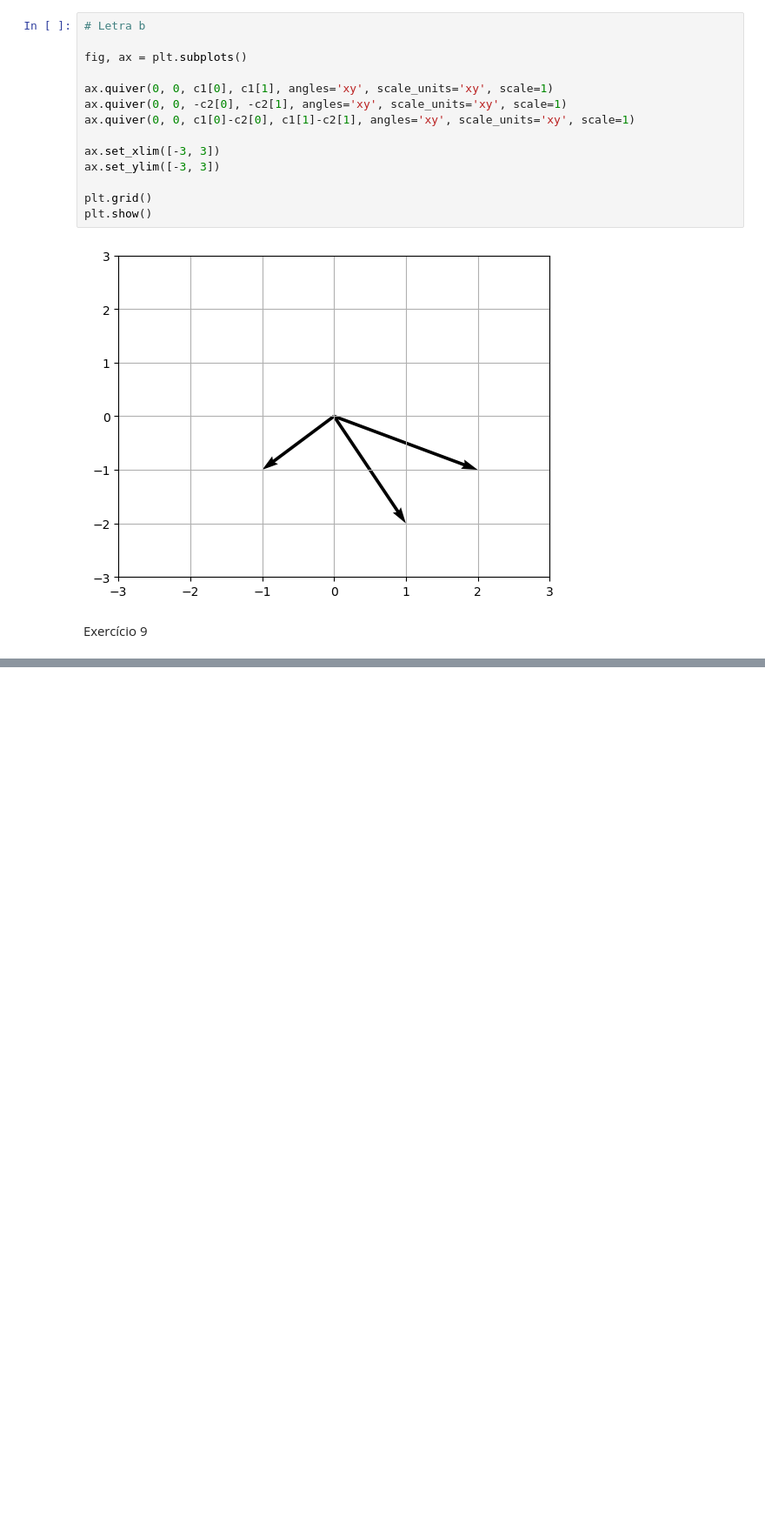
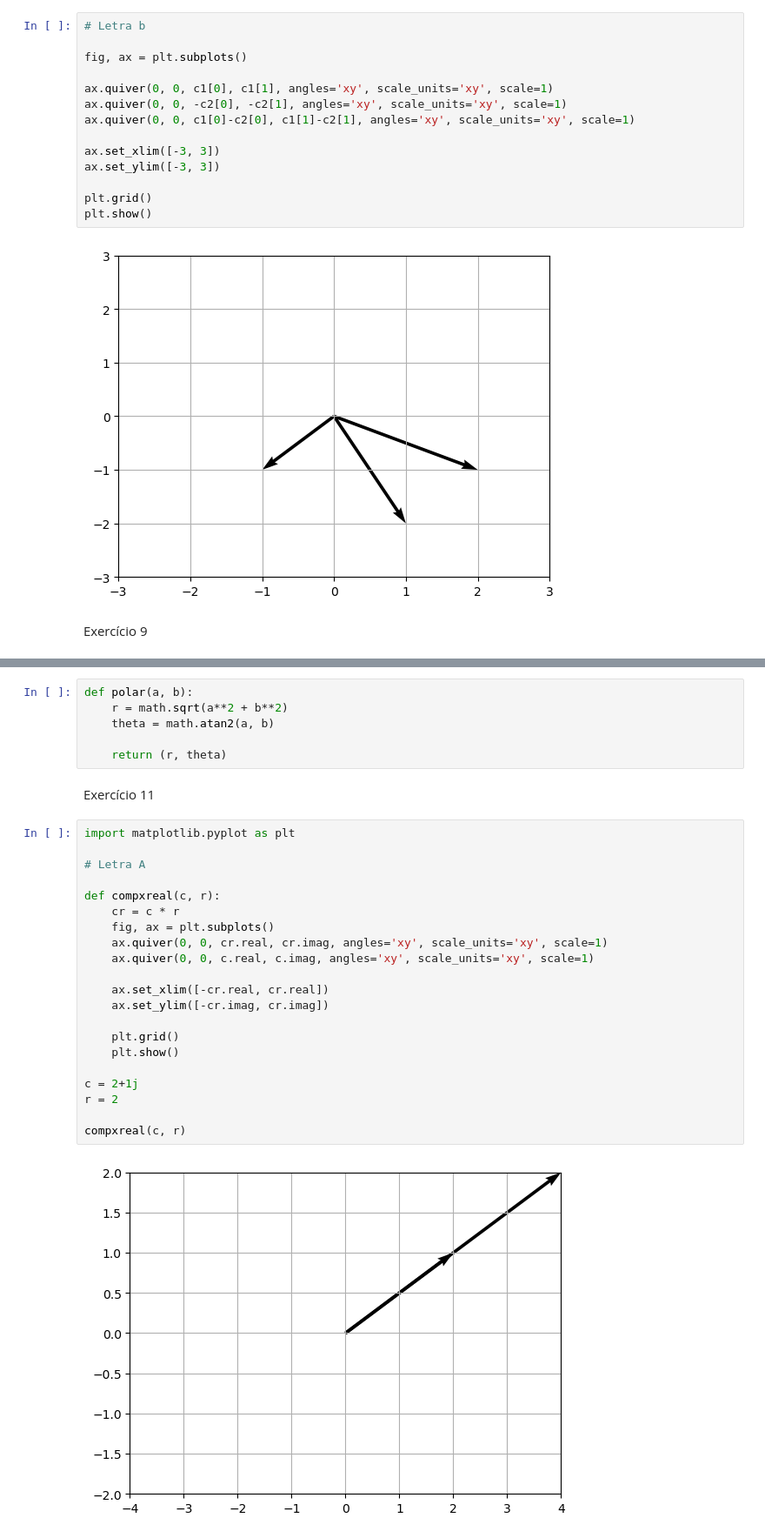
Before and after one commit to pdrrodrigues/icq, a Jupyter notebook: lista1/lista1.ipynb, the cells around one changed output, grey strips where cells are left out. Shown at 87% size. Saved outputs shown, nothing was run; the diff lists cells and outputs as text; blank space fills up the shorter version.

```diff
--- a/lista1/lista1.ipynb
+++ b/lista1/lista1.ipynb
@@ -170,0 +202,31 @@ c2 = (1, 1)
+# %%
+def polar(a, b):
+    r = math.sqrt(a**2 + b**2)
+    theta = math.atan2(a, b)
+
+    return (r, theta)
+# %% [markdown]
+Exercício 11
+# %%
+import matplotlib.pyplot as plt
+
+# Letra A
+
+def compxreal(c, r):
+    cr = c * r
+    fig, ax = plt.subplots()
+    ax.quiver(0, 0, cr.real, cr.imag, angles='xy', scale_units='xy', scale=1)
+    ax.quiver(0, 0, c.real, c.imag, angles='xy', scale_units='xy', scale=1)
+
+    ax.set_xlim([-cr.real, cr.real])
+    ax.set_ylim([-cr.imag, cr.imag])
+
+    plt.grid()
+    plt.show()
+
+c = 2+1j
+r = 2
+
+compxreal(c, r)
+# %% [output]
+[figure, added]
```
Also changed, not shown: parts of 9 cells of this notebook.
